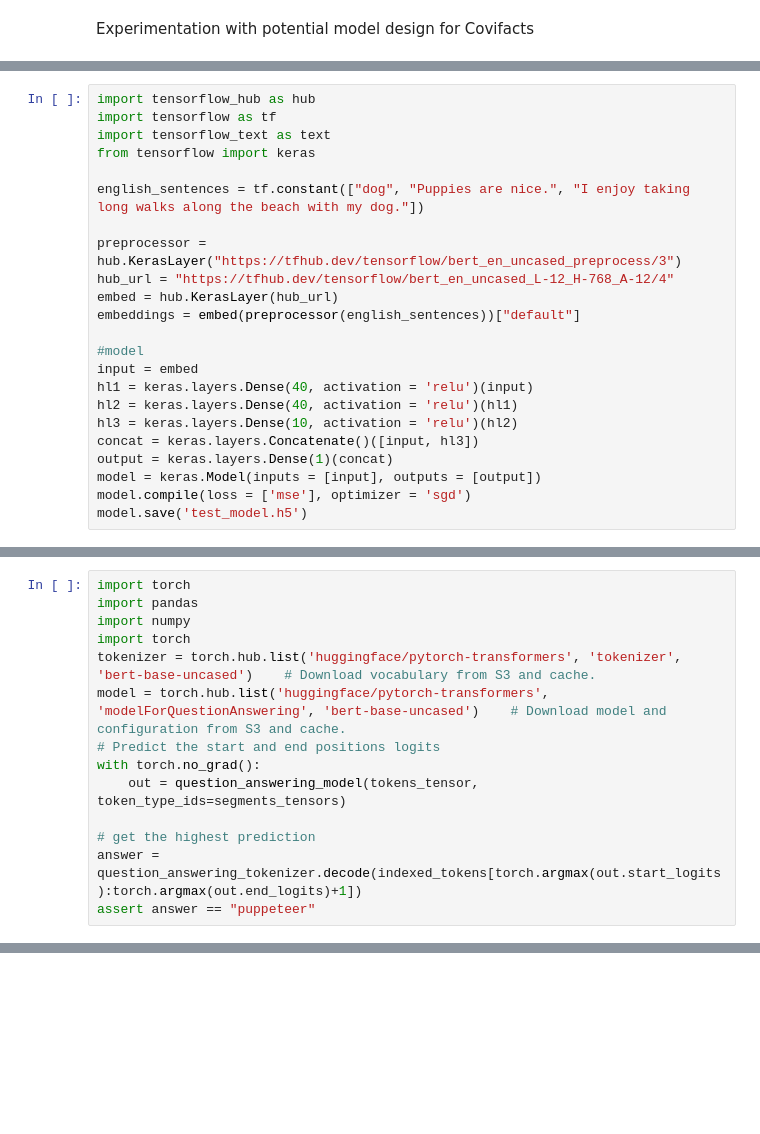
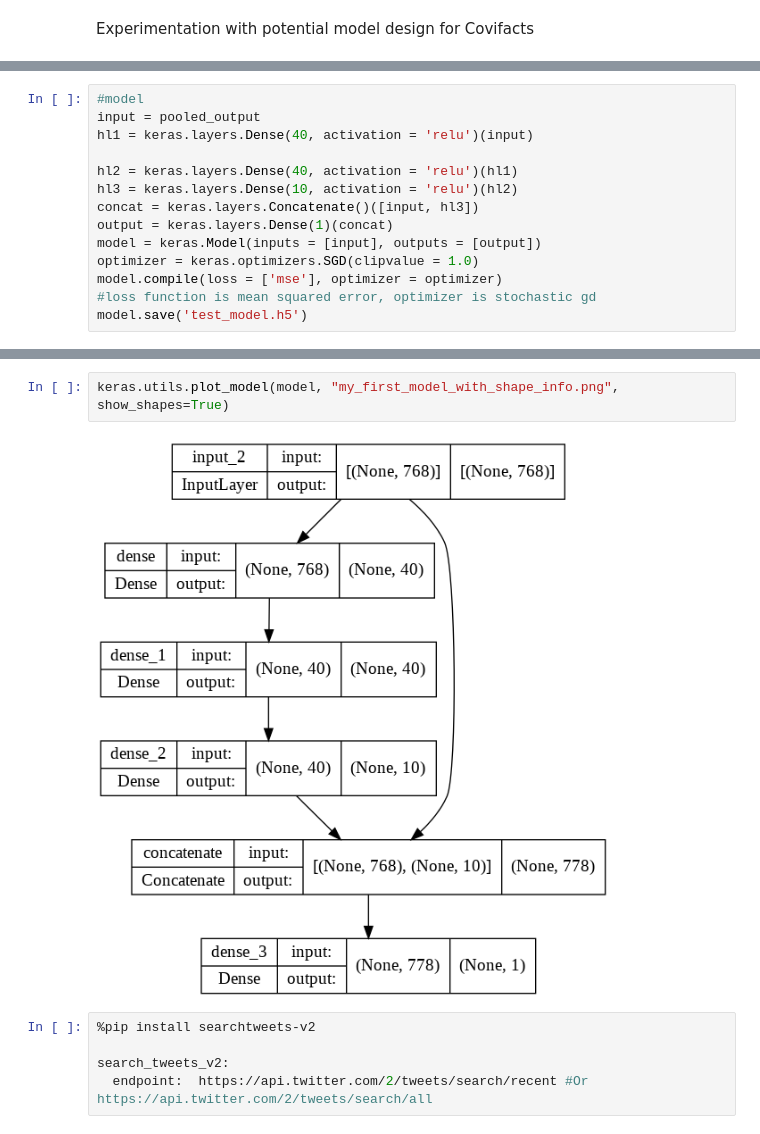
Before and after one commit to sebswU/coviFacts, a Jupyter notebook: botTrainer.ipynb, the cells around one changed output, grey strips where cells are left out. Drawn from its saved outputs; the diff is of its cells as text; blank space fills up the shorter version.

```diff
--- a/botTrainer.ipynb
+++ b/botTrainer.ipynb
@@ -109,23 +203,14 @@ Experimentation with potential model design for Covifacts
 # %%
-import tensorflow_hub as hub
-import tensorflow as tf
-import tensorflow_text as text
-from tensorflow import keras
+#model
+input = pooled_output
+hl1 = keras.layers.Dense(40, activation = 'relu')(input)
 
-english_sentences = tf.constant(["dog", "Puppies are nice.", "I enjoy taking long walks along the beach with my dog."])
-
-preprocessor = hub.KerasLayer("https://tfhub.dev/tensorflow/bert_en_uncased_preprocess/3")
-hub_url = "https://tfhub.dev/tensorflow/bert_en_uncased_L-12_H-768_A-12/4"
-embed = hub.KerasLayer(hub_url)
-embeddings = embed(preprocessor(english_sentences))["default"]
-
-#model
-input = embed
-hl1 = keras.layers.Dense(40, activation = 'relu')(input)
 hl2 = keras.layers.Dense(40, activation = 'relu')(hl1)
 hl3 = keras.layers.Dense(10, activation = 'relu')(hl2)
 concat = keras.layers.Concatenate()([input, hl3])
 output = keras.layers.Dense(1)(concat)
 model = keras.Model(inputs = [input], outputs = [output])
-model.compile(loss = ['mse'], optimizer = 'sgd')
+optimizer = keras.optimizers.SGD(clipvalue = 1.0)
+model.compile(loss = ['mse'], optimizer = optimizer)
+#loss function is mean squared error, optimizer is stochastic gd
 model.save('test_model.h5')
@@ -134,14 +216,0 @@ TypeError: ignored
-# %%
-import torch
-import pandas
-import numpy
-import torch
-tokenizer = torch.hub.list('huggingface/pytorch-transformers', 'tokenizer', 'bert-base-uncased')    # Download vocabulary from S3 and cache.
-model = torch.hub.list('huggingface/pytorch-transformers', 'modelForQuestionAnswering', 'bert-base-uncased')    # Download model and configuration from S3 and cache.
-# Predict the start and end positions logits
-with torch.no_grad():
-    out = question_answering_model(tokens_tensor, token_type_ids=segments_tensors)
-
-# get the highest prediction
-answer = question_answering_tokenizer.decode(indexed_tokens[torch.argmax(out.start_logits):torch.argmax(out.end_logits)+1])
-assert answer == "puppeteer"
@@ -151,0 +217,9 @@ NameError: ignored
+# %%
+keras.utils.plot_model(model, "my_first_model_with_shape_info.png", show_shapes=True)
+# %% [output]
+[figure, added]
+# %%
+%pip install searchtweets-v2
+
+search_tweets_v2:
+  endpoint:  https://api.twitter.com/2/tweets/search/recent #Or https://api.twitter.com/2/tweets/search/all
```
Also changed, not shown: parts of 65 cells of this notebook.
